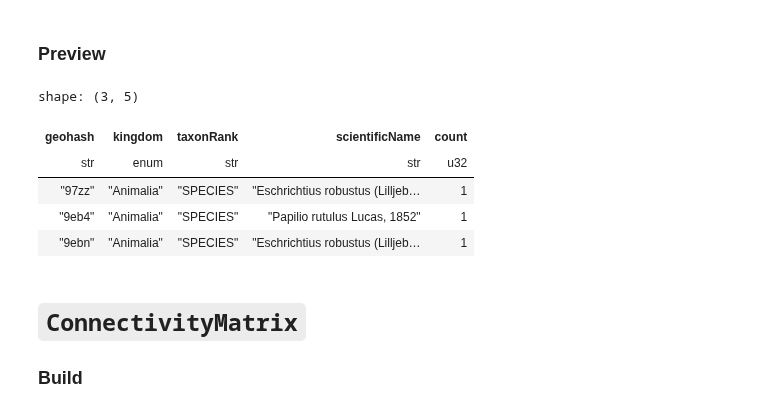
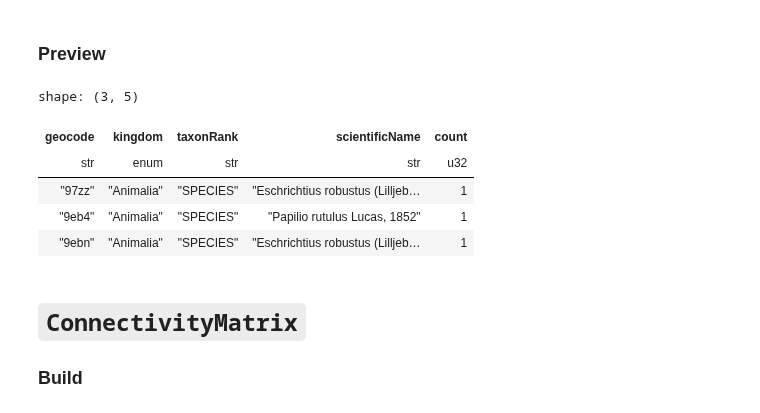
Before and after one commit to frewsxcv/citizen-science-bioregionalization, a Jupyter notebook: Workspace.ipynb, the cells around one changed output. Cells and saved outputs as stored; diff of their text form; code cells hidden in the pictures.

```diff
--- a/Workspace.ipynb
+++ b/Workspace.ipynb
@@ -5,7 +5,7 @@
 # %%
 # Inputs
 input_file = "data/data-continental-united-states.csv"
-geohash_precision = 4
+geocode_precision = 4
 log_file = "run.log"
 output_file = "output.geojson"
 num_clusters = 30
@@ -97,11 +122,11 @@ shape: (3, 9)
 # %% [markdown]
 ### Build
 # %%
-from src.dataframes.geohash_taxa_counts import GeohashTaxaCountsDataFrame
+from src.dataframes.geocode_taxa_counts import GeocodeTaxaCountsDataFrame
 
-geohash_taxa_counts_dataframe = GeohashTaxaCountsDataFrame.build(
+geocode_taxa_counts_dataframe = GeocodeTaxaCountsDataFrame.build(
     darwin_core_csv_lazy_frame,
-    geohash_precision,
+    geocode_precision,
 )
 # %% [markdown]
 ### Shape
@@ -112,10 +137,10 @@ geohash_taxa_counts_dataframe.df.shape
 # %% [markdown]
 ### Preview
 # %%
-geohash_taxa_counts_dataframe.df.limit(3)
+geocode_taxa_counts_dataframe.df.limit(3)
 # %% [output]
 shape: (3, 5)
-| geohash | kingdom | taxonRank | scientificName | count |
+| geocode | kingdom | taxonRank | scientificName | count |
 | str | enum | str | str | u32 |
 | "97zz" | "Animalia" | "SPECIES" | "Eschrichtius robustus (Lilljeb… | 1 |
 | "9eb4" | "Animalia" | "SPECIES" | "Papilio rutulus Lucas, 1852" | 1 |
```
Also changed, not shown: parts of 23 cells of this notebook, 16 other files.
